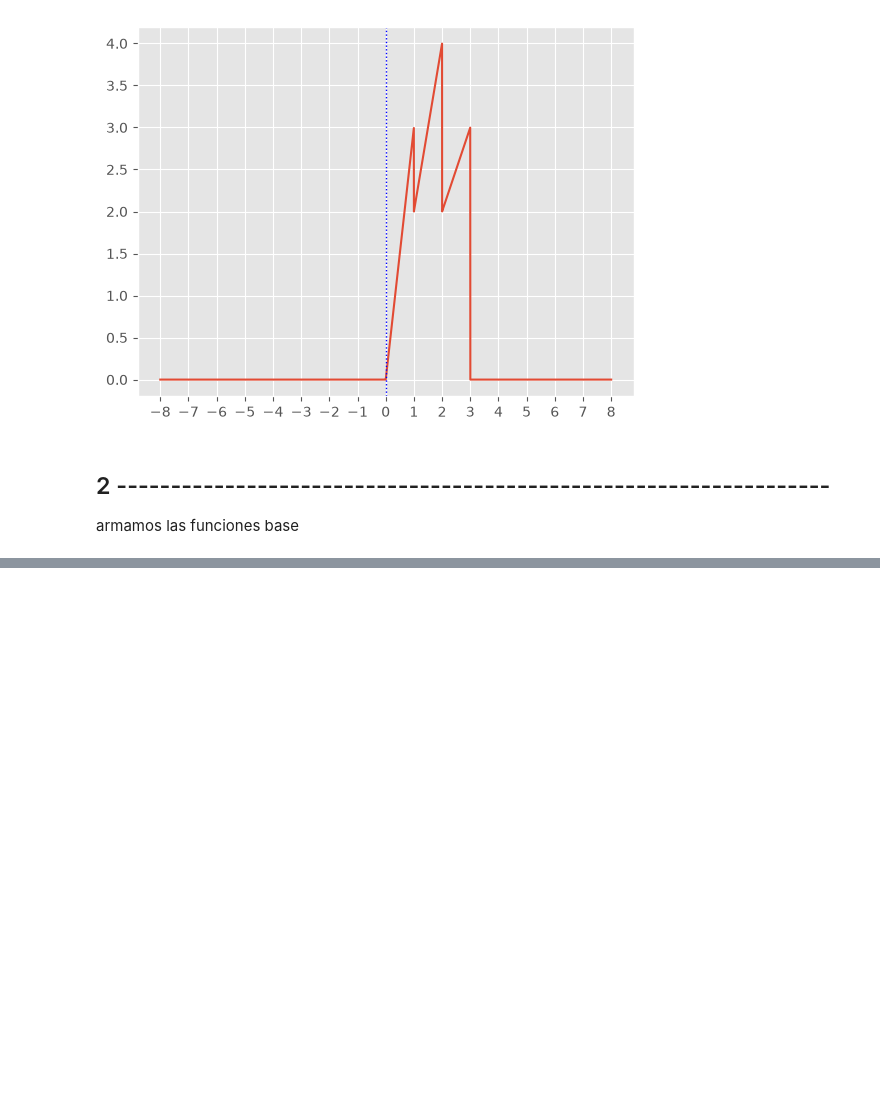
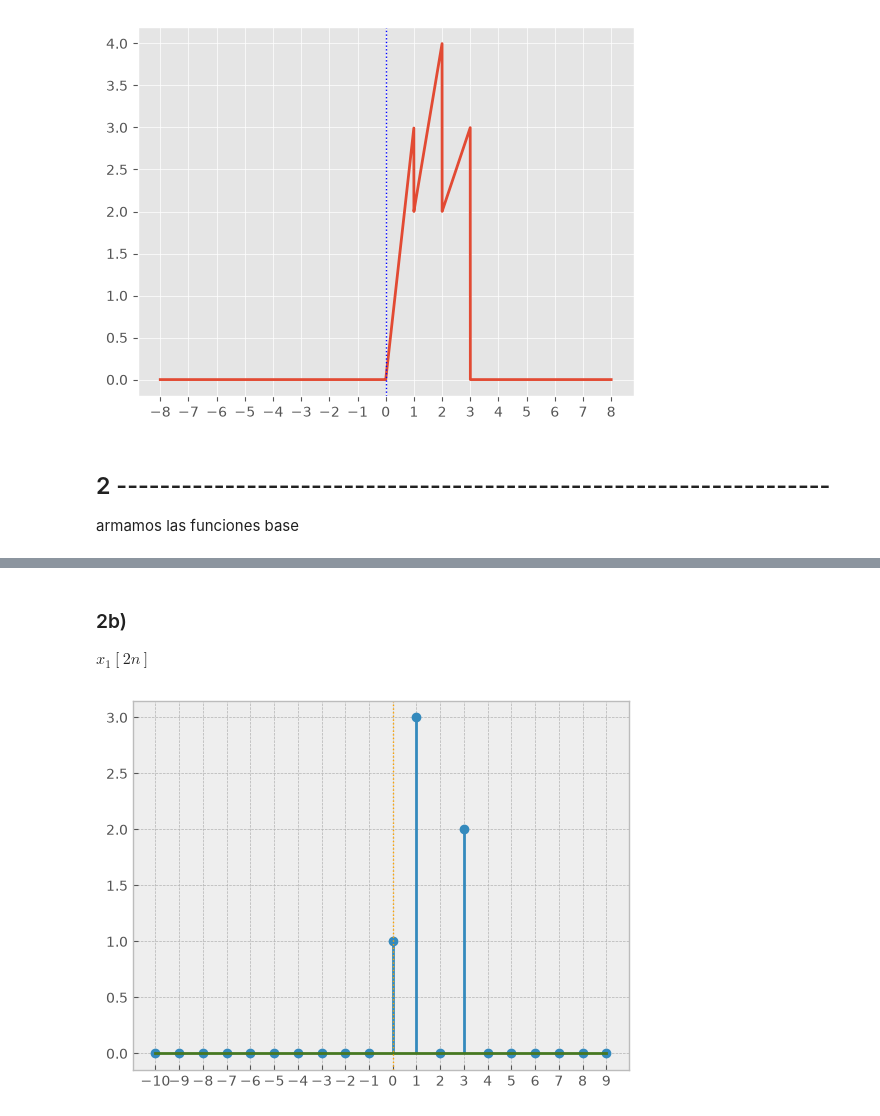
Before and after one commit to ilavaggi/SyS-2026, a Jupyter notebook: TP1.ipynb, the cells around one changed output, grey strips where cells are left out. Cells and saved outputs as stored; diff of their text form; code cells hidden in the pictures; blank space fills up the shorter version.

```diff
--- a/TP1.ipynb
+++ b/TP1.ipynb
@@ -177,0 +210,12 @@ plt.show()
+# %% [markdown]
+### 2b)
+$x_1[2n]$
+# %%
+y1n = x1n(2*n)
+
+plt.stem(n,y1n)
+plt.xticks(n)
+plt.axvline(0, color="orange", linewidth=1, linestyle=":")
+plt.show()
+# %% [output]
+[figure, added]
```
Also changed, not shown: parts of 17 cells of this notebook.
